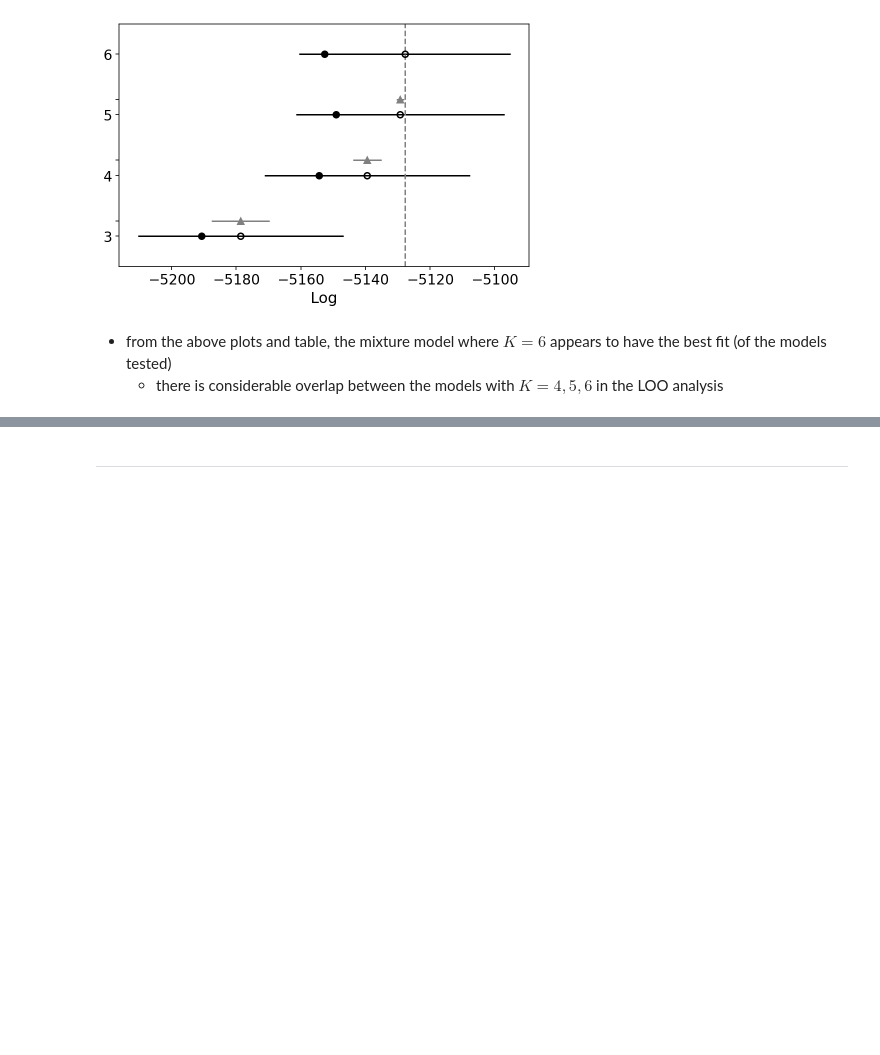
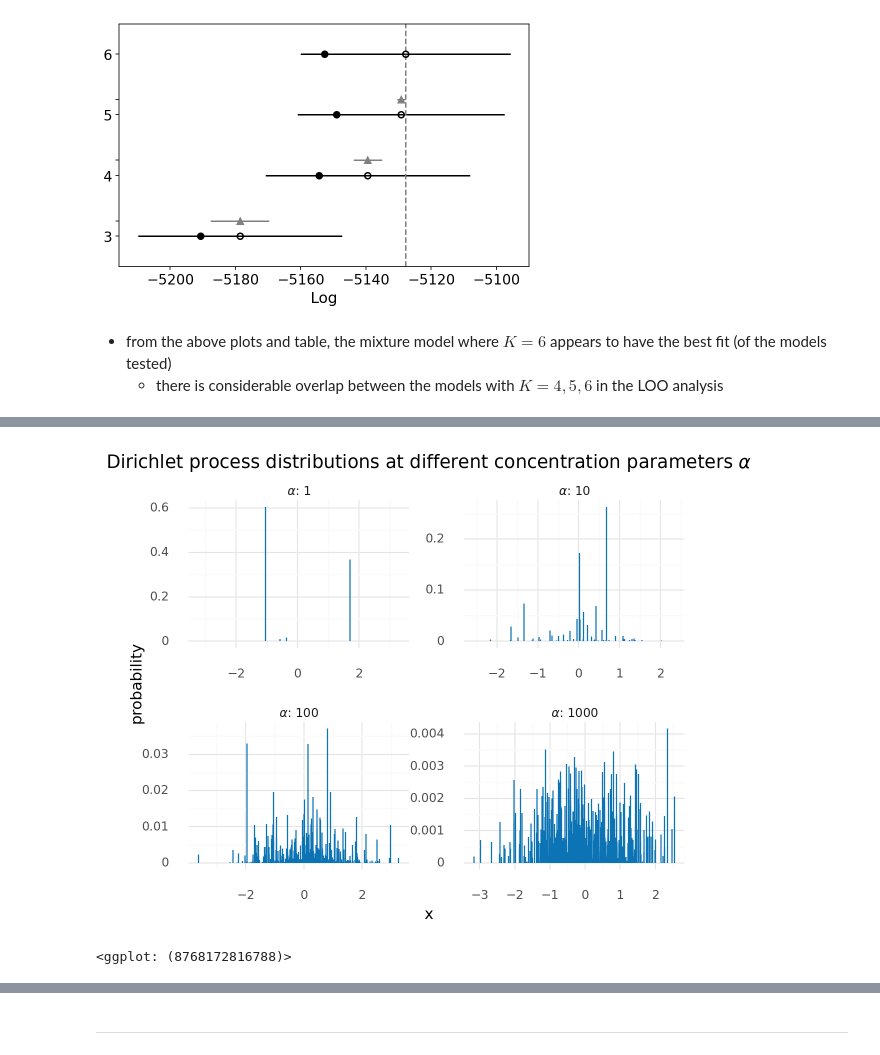
Before and after one commit to jhrcook/bayesian-analysis-with-python_e2, a Jupyter notebook: 06_mixture-models.ipynb, the cells around one changed output, grey strips where cells are left out. Saved outputs shown, nothing was run; the diff lists cells and outputs as text; code cells hidden in the pictures; blank space fills up the shorter version.

```diff
--- a/06_mixture-models.ipynb
+++ b/06_mixture-models.ipynb
@@ -368,0 +398,35 @@ plt.show()
+# %%
+def stick_breaking_truncated(alpha, H, K):
+    betas = stats.beta.rvs(1, alpha, size=K)
+    w = np.empty(K)
+    w = betas * np.concatenate(([1.0], np.cumprod(1 - betas[:-1])))
+    locs = H.rvs(size=K)
+    return locs, w
+
+
+K = 500
+H = stats.norm  # DP base distribution: Gaussian normal
+alphas = [1, 10, 100, 1000]
+stick_break_res = None
+for idx, alpha in enumerate(alphas):
+    locs, w = stick_breaking_truncated(alpha, H, K)
+    data = pd.DataFrame({"locs": locs, "w": w, "alpha": f"$\\alpha$: {alpha}"})
+    if stick_break_res is None:
+        stick_break_res = data
+    else:
+        stick_break_res = pd.concat([stick_break_res, data])
+
+(
+    gg.ggplot(stick_break_res)
+    + gg.facet_wrap("alpha", scales="free")
+    + gg.geom_linerange(gg.aes(x="locs", ymin=0, ymax="w"), color="#0C73B4")
+    + gg.theme(subplots_adjust={"wspace": 0.25, "hspace": 0.5})
+    + gg.labs(
+        x="x",
+        y="probability",
+        title="Dirichlet process distributions at different concentration parameters $\\alpha$",
+    )
+)
+# %% [output]
+[figure, added]
+<ggplot: (8768172816788)>
```
Also changed, not shown: parts of 23 cells of this notebook, 11 other files.
